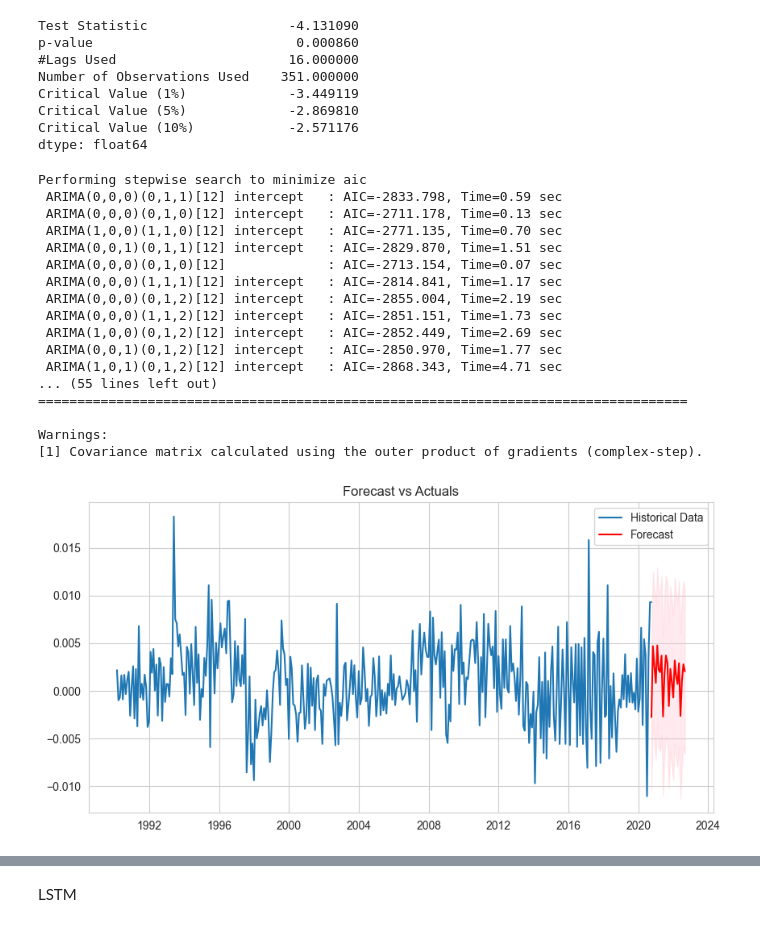
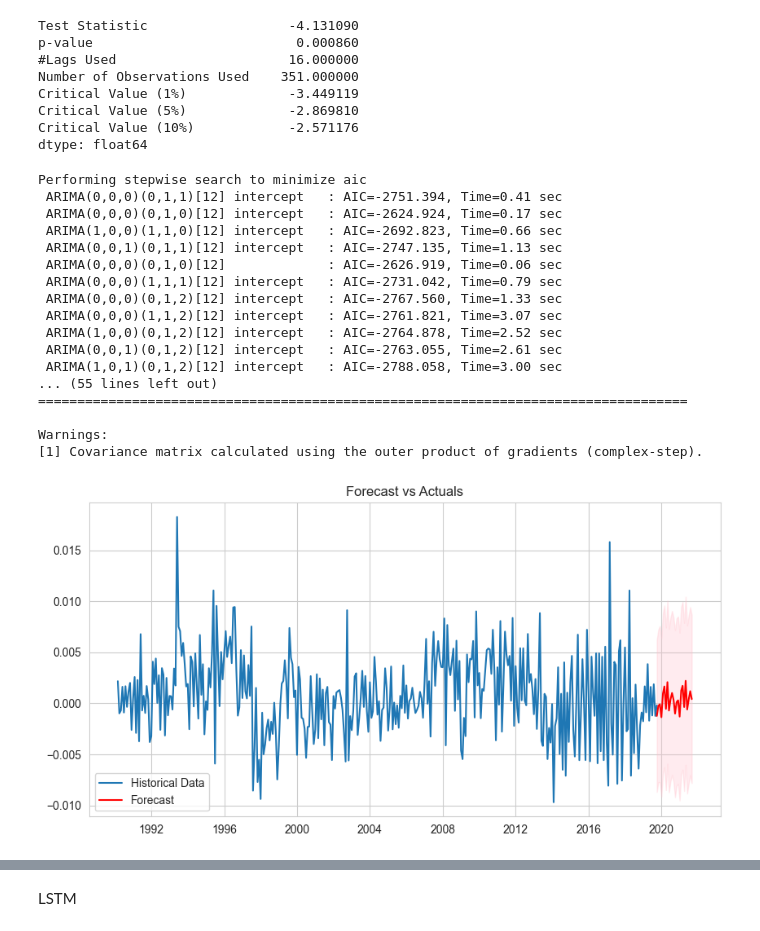
Before and after one commit to Gellstan/Singapore-House-Resale-Price-Prediction, a Jupyter notebook: main/FYP-updated.ipynb, the cells around one changed output, grey strips where cells are left out. Cells and saved outputs as stored; diff of their text form; code cells hidden in the pictures.

Commit message:
ARIMA

```diff
--- a/main/FYP-updated.ipynb
+++ b/main/FYP-updated.ipynb
@@ -558,51 +558,55 @@ Critical Value (1%)             -3.449119
 Critical Value (5%)             -2.869810
 Critical Value (10%)            -2.571176
 dtype: float64
+# %%
+train_data = monthly_data_diff[:-12]
+test_data = monthly_data_diff[-12:]
+# %%
+import pandas as pd
+from pmdarima import auto_arima
+import matplotlib.pyplot as plt
+
+# Running auto_arima to find the best ARIMA model
+auto_arima_model = auto_arima(train_data, start_p=0, start_q=0,
+                              max_p=5, max_q=5, m=12,
+                              start_P=0, seasonal=True,
+                              d=None, D=1, trace=True,
+                              error_action='ignore',
+                              suppress_warnings=True,
+                              stepwise=True)
+
+# Summary of the best model
+print(auto_arima_model.summary())
+# %% [output]
+Performing stepwise search to minimize aic
+ ARIMA(0,0,0)(0,1,1)[12] intercept   : AIC=-2751.394, Time=0.41 sec
+ ARIMA(0,0,0)(0,1,0)[12] intercept   : AIC=-2624.924, Time=0.17 sec
+ ARIMA(1,0,0)(1,1,0)[12] intercept   : AIC=-2692.823, Time=0.66 sec
+ ARIMA(0,0,1)(0,1,1)[12] intercept   : AIC=-2747.135, Time=1.13 sec
+ ARIMA(0,0,0)(0,1,0)[12]             : AIC=-2626.919, Time=0.06 sec
+ ARIMA(0,0,0)(1,1,1)[12] intercept   : AIC=-2731.042, Time=0.79 sec
+ ARIMA(0,0,0)(0,1,2)[12] intercept   : AIC=-2767.560, Time=1.33 sec
+ ARIMA(0,0,0)(1,1,2)[12] intercept   : AIC=-2761.821, Time=3.07 sec
+ ARIMA(1,0,0)(0,1,2)[12] intercept   : AIC=-2764.878, Time=2.52 sec
+ ARIMA(0,0,1)(0,1,2)[12] intercept   : AIC=-2763.055, Time=2.61 sec
+ ARIMA(1,0,1)(0,1,2)[12] intercept   : AIC=-2788.058, Time=3.00 sec
+... (55 lines left out)
+===================================================================================
+
+Warnings:
+[1] Covariance matrix calculated using the outer product of gradients (complex-step).
 # %%
-import pandas as pd
-from pmdarima import auto_arima
-import matplotlib.pyplot as plt
-
-# Running auto_arima to find the best ARIMA model
-auto_arima_model = auto_arima(monthly_data_diff, start_p=0, start_q=0,
-                              max_p=5, max_q=5, m=12,
-                              start_P=0, seasonal=False,
-                              d=None, D=1, trace=True,
-                              error_action='ignore',
-                              suppress_warnings=True,
-                              stepwise=True)
-
-# Summary of the best model
-print(auto_arima_model.summary())
-
 # Forecasting with the best model
 n_periods = 24
 forecast, conf_int = auto_arima_model.predict(n_periods=n_periods, return_conf_int=True)
 
 # Plot the forecast alongside historical data
 plt.figure(figsize=(10, 5))
-plt.plot(monthly_data_diff.index, monthly_data_diff, label='Historical Data')
-plt.plot(pd.date_range(monthly_data_diff.index[-1], periods=n_periods, freq='M'), forecast, label='Forecast', color='red')
-plt.fill_between(pd.date_range(monthly_data_diff.index[-1], periods=n_periods, freq='M'), conf_int[:, 0], conf_int[:, 1], color='pink', alpha=0.3)
+plt.plot(train_data.index, train_data, label='Historical Data')
+plt.plot(pd.date_range(train_data.index[-1], periods=n_periods, freq='M'), forecast, label='Forecast', color='red')
+plt.fill_between(pd.date_range(train_data.index[-1], periods=n_periods, freq='M'), conf_int[:, 0], conf_int[:, 1], color='pink', alpha=0.3)
 plt.title('Forecast vs Actuals')
 plt.legend()
 plt.show()
 # %% [output]
-Performing stepwise search to minimize aic
- ARIMA(0,0,0)(0,1,1)[12] intercept   : AIC=-2833.798, Time=0.59 sec
- ARIMA(0,0,0)(0,1,0)[12] intercept   : AIC=-2711.178, Time=0.13 sec
- ARIMA(1,0,0)(1,1,0)[12] intercept   : AIC=-2771.135, Time=0.70 sec
- ARIMA(0,0,1)(0,1,1)[12] intercept   : AIC=-2829.870, Time=1.51 sec
- ARIMA(0,0,0)(0,1,0)[12]             : AIC=-2713.154, Time=0.07 sec
- ARIMA(0,0,0)(1,1,1)[12] intercept   : AIC=-2814.841, Time=1.17 sec
- ARIMA(0,0,0)(0,1,2)[12] intercept   : AIC=-2855.004, Time=2.19 sec
- ARIMA(0,0,0)(1,1,2)[12] intercept   : AIC=-2851.151, Time=1.73 sec
- ARIMA(1,0,0)(0,1,2)[12] intercept   : AIC=-2852.449, Time=2.69 sec
- ARIMA(0,0,1)(0,1,2)[12] intercept   : AIC=-2850.970, Time=1.77 sec
- ARIMA(1,0,1)(0,1,2)[12] intercept   : AIC=-2868.343, Time=4.71 sec
-... (55 lines left out)
-===================================================================================
-
-Warnings:
-[1] Covariance matrix calculated using the outer product of gradients (complex-step).
-[figure, old version]
+[figure, new version]
```
Also changed, not shown: parts of 14 cells of this notebook, 1 other file.
